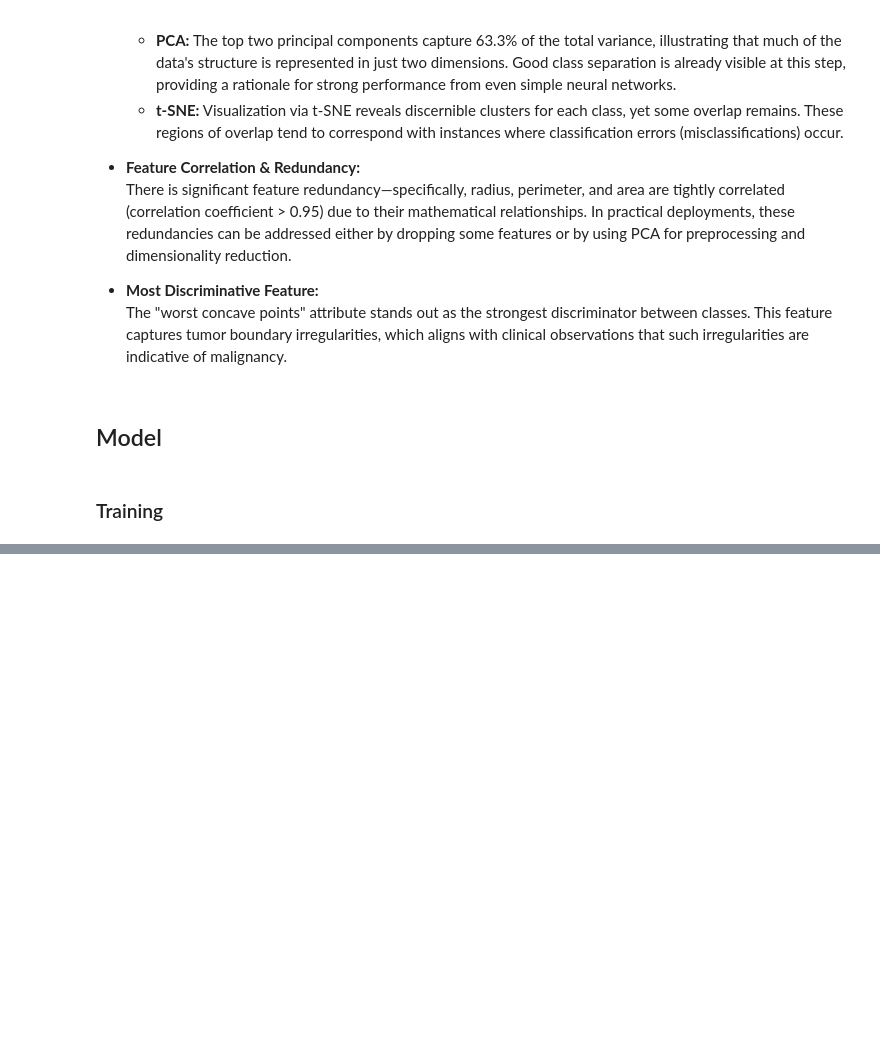
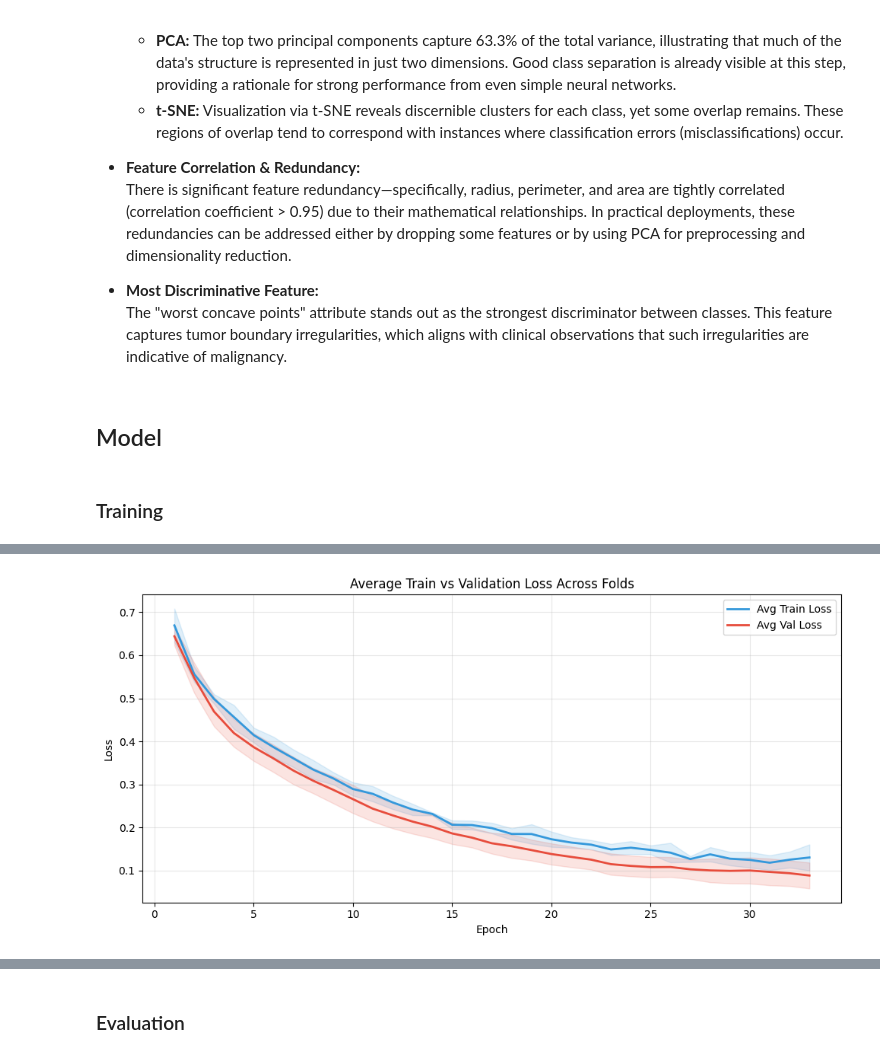
Before and after one commit to albipuliga/Cancer-Detection-Pytorch, a Jupyter notebook: src/nn.ipynb, the cells around one changed output, grey strips where cells are left out. Cells and saved outputs as stored; diff of their text form; code cells hidden in the pictures; blank space fills up the shorter version.

```diff
--- a/src/nn.ipynb
+++ b/src/nn.ipynb
@@ -30,7 +38,9 @@ target_names = data.target_names  # ['malignant', 'benign']
 # %% [markdown]
 ### Split and Scale Data
 # %%
-X_train, X_test, y_train, y_test = train_test_split(X, y, test_size=0.2, random_state=42)
+X_train, X_test, y_train, y_test = train_test_split(
+    X, y, test_size=0.2, random_state=42
+)
 
 scaler = StandardScaler()
 X_train = scaler.fit_transform(X_train)
@@ -427,0 +498,43 @@ Test Accuracy: 0.9561
+# %%
+# Find the minimum number of epochs across folds (since early stopping means different lengths)
+min_epochs = min(r["epochs_trained"] for r in fold_results)
+
+# Average losses up to the shortest fold
+avg_train = np.mean([r["train_losses"][:min_epochs] for r in fold_results], axis=0)
+avg_val = np.mean([r["val_losses"][:min_epochs] for r in fold_results], axis=0)
+
+# Also get std for confidence bands
+std_train = np.std([r["train_losses"][:min_epochs] for r in fold_results], axis=0)
+std_val = np.std([r["val_losses"][:min_epochs] for r in fold_results], axis=0)
+
+epochs_range = range(1, min_epochs + 1)
+
+plt.figure(figsize=(10, 5))
+plt.plot(epochs_range, avg_train, label="Avg Train Loss", color="#3498db", linewidth=2)
+plt.plot(epochs_range, avg_val, label="Avg Val Loss", color="#e74c3c", linewidth=2)
+
+# Confidence bands (±1 std)
+plt.fill_between(
+    epochs_range,
+    avg_train - std_train,
+    avg_train + std_train,
+    color="#3498db",
+    alpha=0.15,
+)
+plt.fill_between(
+    epochs_range, avg_val - std_val, avg_val + std_val, color="#e74c3c", alpha=0.15
+)
+
+plt.xlabel("Epoch")
+plt.ylabel("Loss")
+plt.title("Average Train vs Validation Loss Across Folds")
+plt.legend()
+plt.grid(True, alpha=0.3)
+plt.tight_layout()
+plt.show()
+
+print(f"Epochs shown: {min_epochs} (shortest fold before early stopping)")
+print(f"Final avg train loss: {avg_train[-1]:.4f} ± {std_train[-1]:.4f}")
+print(f"Final avg val loss:   {avg_val[-1]:.4f} ± {std_val[-1]:.4f}")
+# %% [output]
+[figure, added]
@@ -427,0 +544,2 @@ Test Accuracy: 0.9561
+# %% [markdown]
+### Evaluation
```
Also changed, not shown: parts of 16 cells of this notebook.
